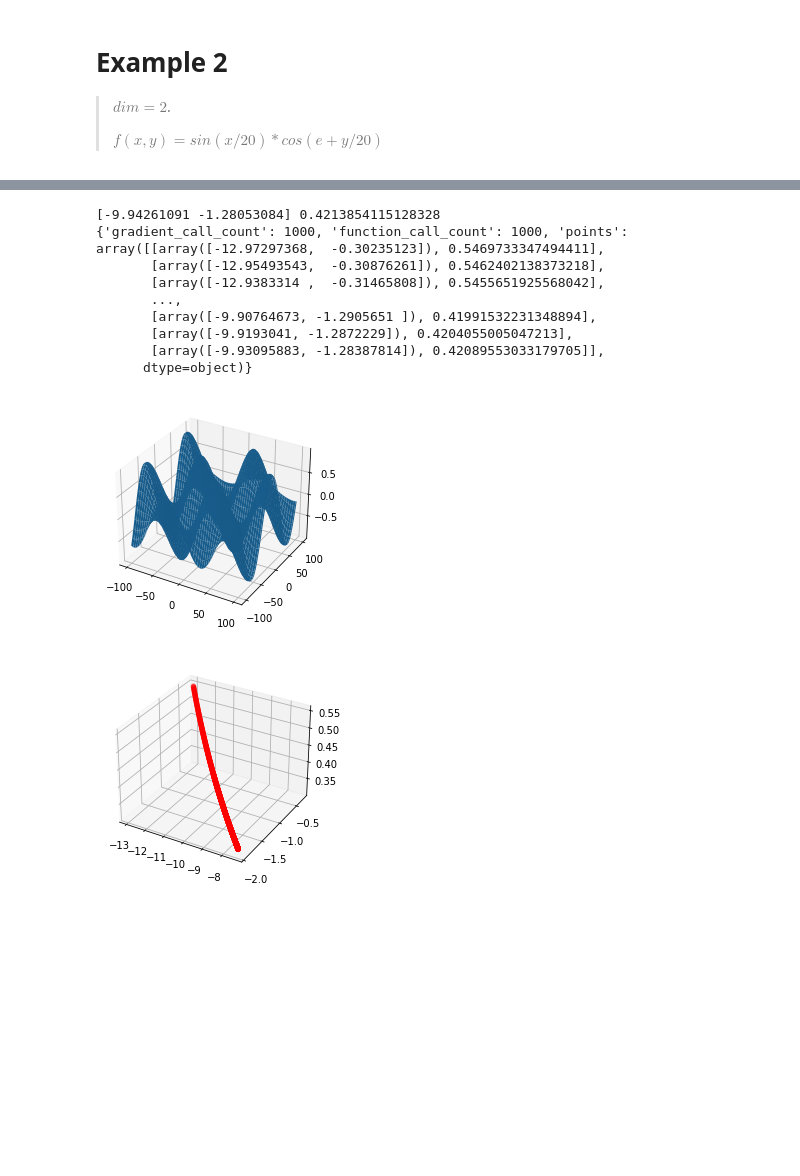
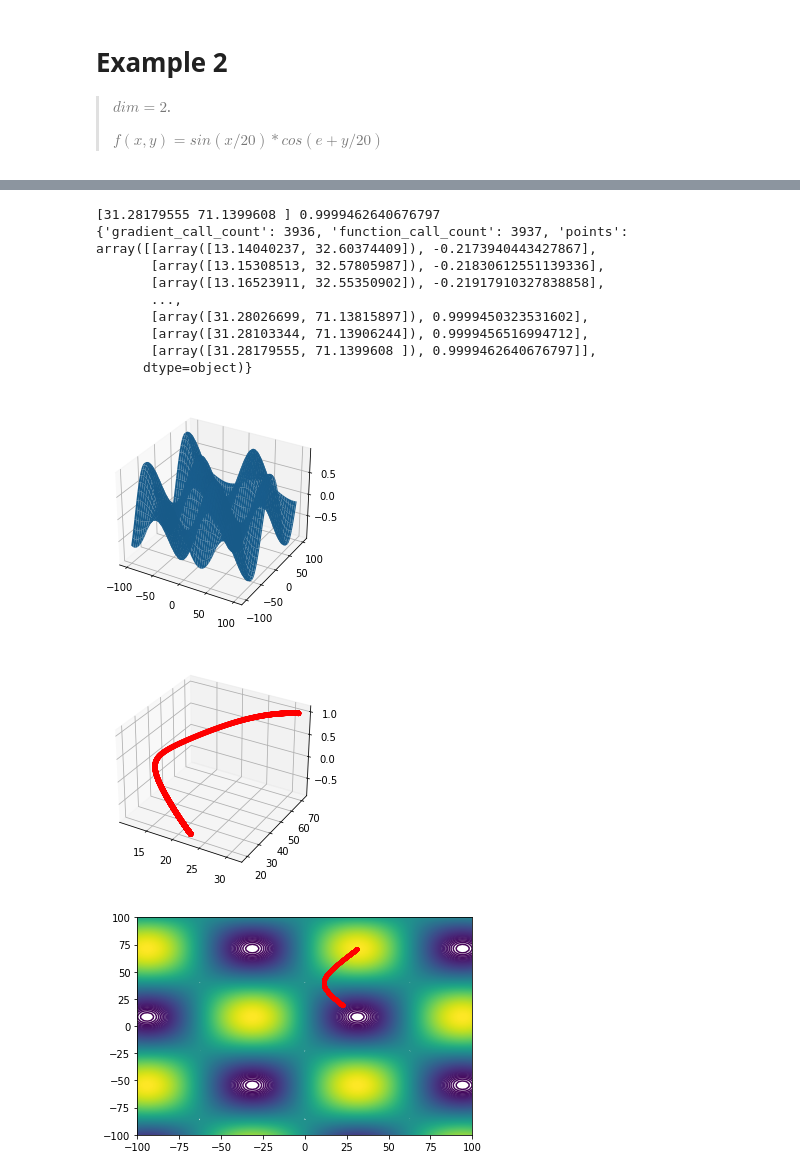
Before and after one commit to EasySocHacks/Optimization-Methods-IFMO, a Jupyter notebook: HW1/1.2.ipynb, the cells around one changed output, grey strips where cells are left out. Cells and saved outputs as stored; diff of their text form; code cells hidden in the pictures; blank space fills up the shorter version.

```diff
--- a/HW1/1.2.ipynb
+++ b/HW1/1.2.ipynb
@@ -61,8 +56,5 @@ with warnings.catch_warnings():
     print(x, y)
     print(meta)
 
-
-    plt.plot(meta["points"][:, 0], meta["points"][:, 1], 'r.')
-    plt.plot(xs, ys)
-    plt.show()
+    draw_2D(f, meta["points"])
 # %% [output]
@@ -105,25 +92,9 @@ plt.show()
 # %%
 with warnings.catch_warnings():
     warnings.simplefilter("ignore", category=RuntimeWarning)
-    (xs, y), meta = gradient_descent(f, 2, lr=0.5, scheduler=ExponentialScheduler(10, -0.2))
+    (xs, y), meta = gradient_descent(f, 2, lr=0.9, scheduler=ExponentialScheduler(10, -0.2))
     print(xs, y)
     print(meta)
 
-    t = np.linspace(-100, 100, 100)
-    X, Y = np.meshgrid(t, t)
-    ax = plt.figure().add_subplot(projection='3d')
-    ax.plot_surface(X, Y, f([X, Y]))
-
-    XS = np.array([])
-    YS = np.array([])
-    ZS = meta["points"][:, 1]
-
-    for point in meta["points"][:, 0]:
-        XS = np.append(XS, point[0])
-        YS = np.append(YS, point[1])
-
-    ax_points = plt.figure().add_subplot(projection='3d')
-    ax_points.scatter(XS, YS, ZS, c='r')
-
-    plt.show()
+    draw_3D(f, meta["points"])
 # %% [output]
@@ -149,36 +121,21 @@ with warnings.catch_warnings():
 # %%
 with warnings.catch_warnings():
     warnings.simplefilter("ignore", category=RuntimeWarning)
-    (xs, y), meta = gradient_descent(f, 2, lr=0.5, scheduler=StepScheduler(50, 0.04))
+    (xs, y), meta = gradient_descent(f, 2, lr=0.9, scheduler=StepScheduler(50, 0.04))
     print(xs, y)
     print(meta)
 
-    t = np.linspace(-100, 100, 100)
-    X, Y = np.meshgrid(t, t)
-    ax = plt.figure().add_subplot(projection='3d')
-    ax.plot_surface(X, Y, f([X, Y]))
-
-    XS = np.array([])
-    YS = np.array([])
-    ZS = meta["points"][:, 1]
-
-    for point in meta["points"][:, 0]:
-        XS = np.append(XS, point[0])
-        YS = np.append(YS, point[1])
-
-    ax_points = plt.figure().add_subplot(projection='3d')
-    ax_points.scatter(XS, YS, ZS, c='r')
-
-    plt.show()
+    draw_3D(f, meta["points"])
 # %% [output]
-[-9.94261091 -1.28053084] 0.4213854115128328
-{'gradient_call_count': 1000, 'function_call_count': 1000, 'points': array([[array([-12.97297368,  -0.30235123]), 0.5469733347494411],
-       [array([-12.95493543,  -0.30876261]), 0.5462402138373218],
-       [array([-12.9383314 ,  -0.31465808]), 0.5455651925568042],
+[31.28179555 71.1399608 ] 0.9999462640676797
+{'gradient_call_count': 3936, 'function_call_count': 3937, 'points': array([[array([13.14040237, 32.60374409]), -0.2173940443427867],
+       [array([13.15308513, 32.57805987]), -0.21830612551139336],
+       [array([13.16523911, 32.55350902]), -0.21917910327838858],
        ...,
-       [array([-9.90764673, -1.2905651 ]), 0.41991532231348894],
-       [array([-9.9193041, -1.2872229]), 0.4204055005047213],
-       [array([-9.93095883, -1.28387814]), 0.42089553033179705]],
+       [array([31.28026699, 71.13815897]), 0.9999450323531602],
+       [array([31.28103344, 71.13906244]), 0.9999456516994712],
+       [array([31.28179555, 71.1399608 ]), 0.9999462640676797]],
       dtype=object)}
 [figure]
-[figure, old version]
+[figure, new version]
+[figure, added]
```
Also changed, not shown: parts of 9 cells of this notebook, 4 other files.
